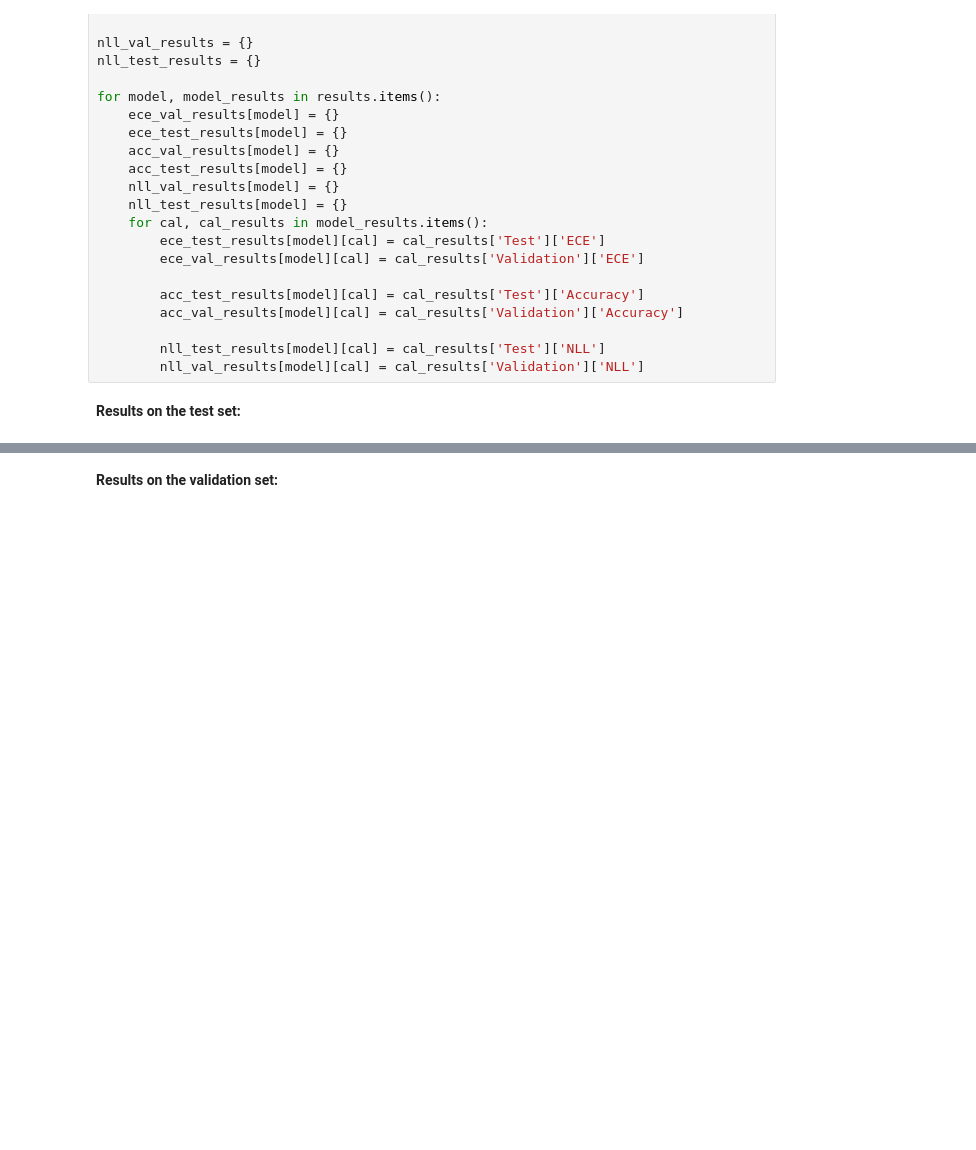
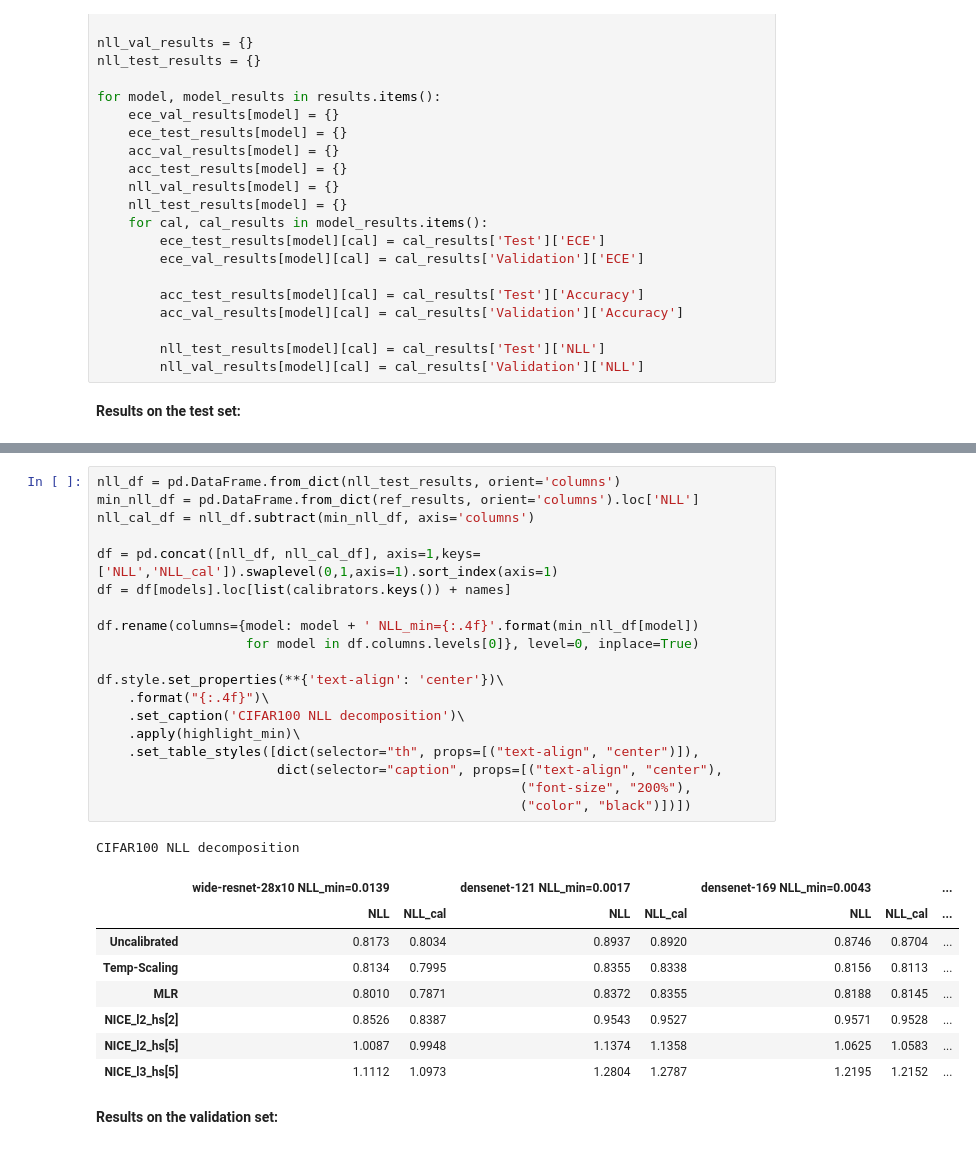
Before and after one commit to SergioAlvarezB/calibration-normalizing-flows, a Jupyter notebook: notebooks/benchmark-nice-calibration.ipynb, the cells around one changed output, grey strips where cells are left out. Cells and saved outputs as stored; diff of their text form; blank space fills up the shorter version.

```diff
--- a/notebooks/benchmark-nice-calibration.ipynb
+++ b/notebooks/benchmark-nice-calibration.ipynb
@@ -170,3 +221,32 @@ df.loc[models]
+# %%
+nll_df = pd.DataFrame.from_dict(nll_test_results, orient='columns')
+min_nll_df = pd.DataFrame.from_dict(ref_results, orient='columns').loc['NLL']
+nll_cal_df = nll_df.subtract(min_nll_df, axis='columns')
+
+df = pd.concat([nll_df, nll_cal_df], axis=1,keys=['NLL','NLL_cal']).swaplevel(0,1,axis=1).sort_index(axis=1)
+df = df[models].loc[list(calibrators.keys()) + names]
+
+df.rename(columns={model: model + ' NLL_min={:.4f}'.format(min_nll_df[model])
+                   for model in df.columns.levels[0]}, level=0, inplace=True)
+
+df.style.set_properties(**{'text-align': 'center'})\
+    .format("{:.4f}")\
+    .set_caption('CIFAR100 NLL decomposition')\
+    .apply(highlight_min)\
+    .set_table_styles([dict(selector="th", props=[("text-align", "center")]),
+                       dict(selector="caption", props=[("text-align", "center"),
+                                                      ("font-size", "200%"),
+                                                      ("color", "black")])])
+# %% [output]
+CIFAR100 NLL decomposition
+|  | wide-resnet-28x10 NLL_min=0.0139 |  | densenet-121 NLL_min=0.0017 |  | densenet-169 NLL_min=0.0043 |  | ... |
+|  | NLL | NLL_cal | NLL | NLL_cal | NLL | NLL_cal | ... |
+| Uncalibrated | 0.8173 | 0.8034 | 0.8937 | 0.8920 | 0.8746 | 0.8704 | ... |
+| Temp-Scaling | 0.8134 | 0.7995 | 0.8355 | 0.8338 | 0.8156 | 0.8113 | ... |
+| MLR | 0.8010 | 0.7871 | 0.8372 | 0.8355 | 0.8188 | 0.8145 | ... |
+| NICE_l2_hs[2] | 0.8526 | 0.8387 | 0.9543 | 0.9527 | 0.9571 | 0.9528 | ... |
+| NICE_l2_hs[5] | 1.0087 | 0.9948 | 1.1374 | 1.1358 | 1.0625 | 1.0583 | ... |
+| NICE_l3_hs[5] | 1.1112 | 1.0973 | 1.2804 | 1.2787 | 1.2195 | 1.2152 | ... |
 # %% [markdown]
 **Results on the validation set:**
 # %%
```
Also changed, not shown: parts of 15 cells of this notebook.
